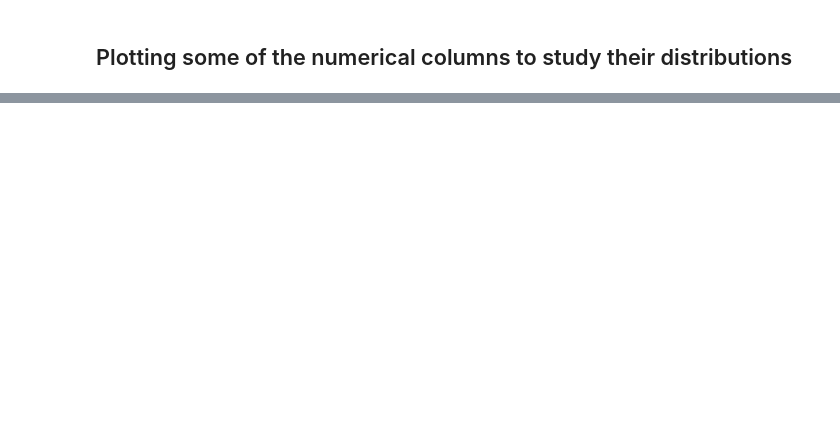
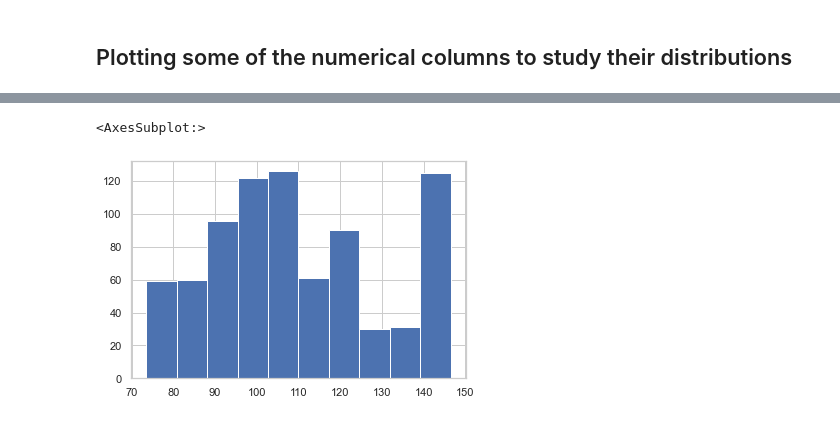
Before and after one commit to Landroval2/ds_jobs_salaries, a Jupyter notebook: eda_analysis.ipynb, the cells around one changed output, grey strips where cells are left out. Saved outputs shown, nothing was run; the diff lists cells and outputs as text; code cells hidden in the pictures; blank space fills up the shorter version.

```diff
--- a/eda_analysis.ipynb
+++ b/eda_analysis.ipynb
@@ -109,0 +114,6 @@ df.rating.hist()
+# %%
+# A not so normal distribution. It is weird that there are so many jobs with salarys around the avg salary
+df.avg_salary.hist()
+# %% [output]
+<AxesSubplot:>
+[figure, added]
```
Also changed, not shown: parts of 25 cells of this notebook.
